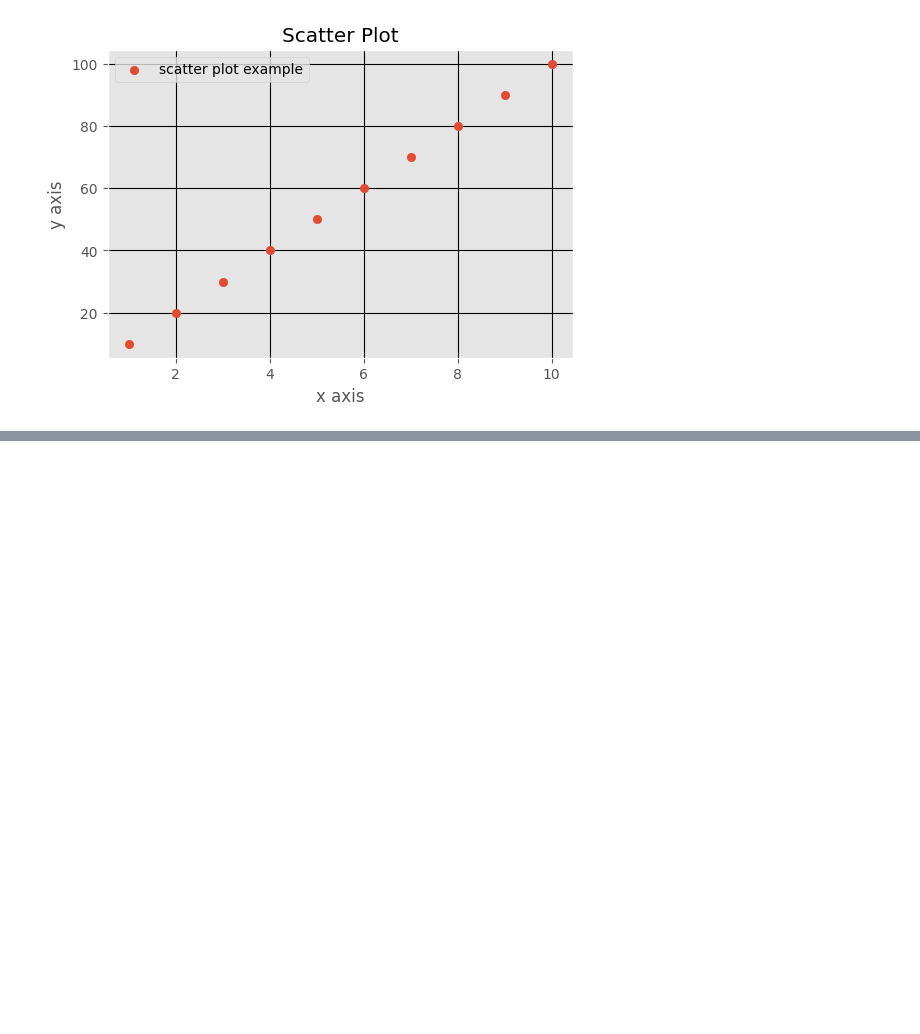
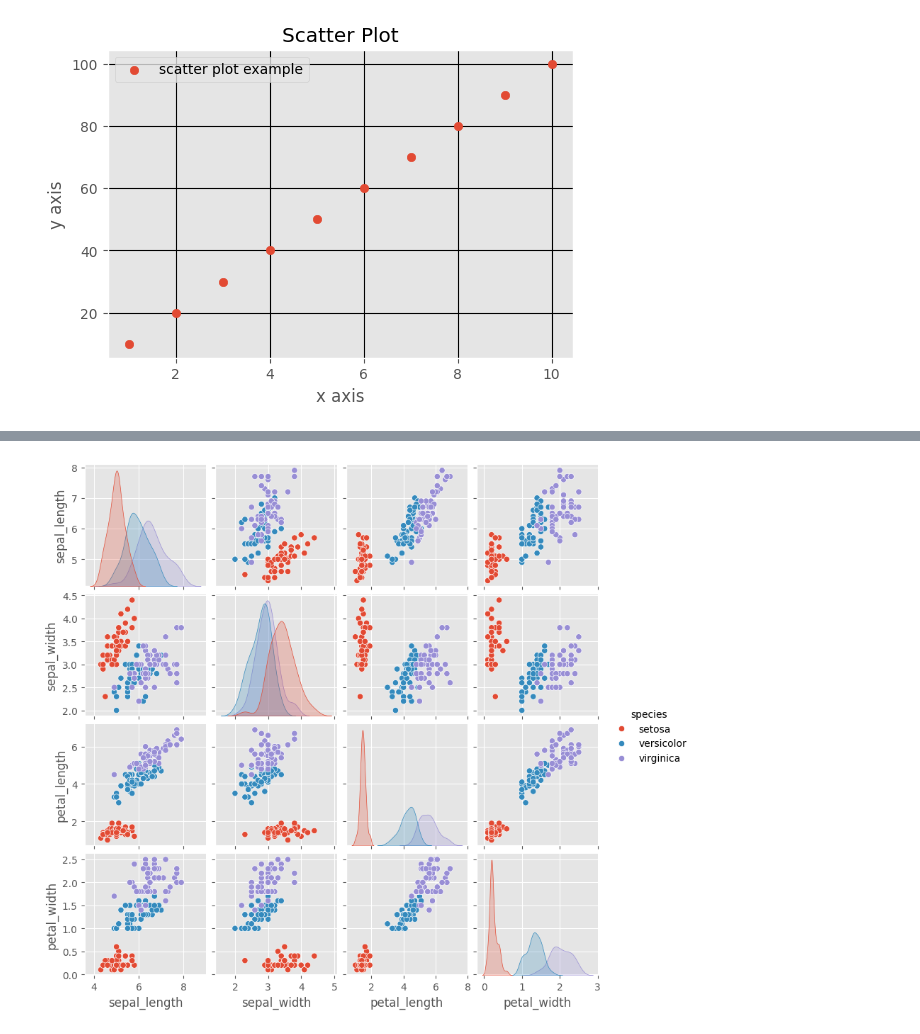
Before and after one commit to vegedy/DataScience, a Jupyter notebook: python/11-visualizing.ipynb, the cells around one changed output, grey strips where cells are left out. Cells and saved outputs as stored; diff of their text form; code cells hidden in the pictures; blank space fills up the shorter version.

```diff
--- a/python/11-visualizing.ipynb
+++ b/python/11-visualizing.ipynb
@@ -132,0 +216,11 @@ plt.show()
+# %%
+# einen Pair-Plot
+sns.pairplot(iris_data, hue="species", size=2)
+
+# Achsen beschriften
+plt.ylabel("petal length, cm")
+plt.xlabel("species")
+# den erzeugten Plot anzeigen
+plt.show()
+# %% [output]
+[figure, added]
```
Also changed, not shown: parts of 6 cells of this notebook.
